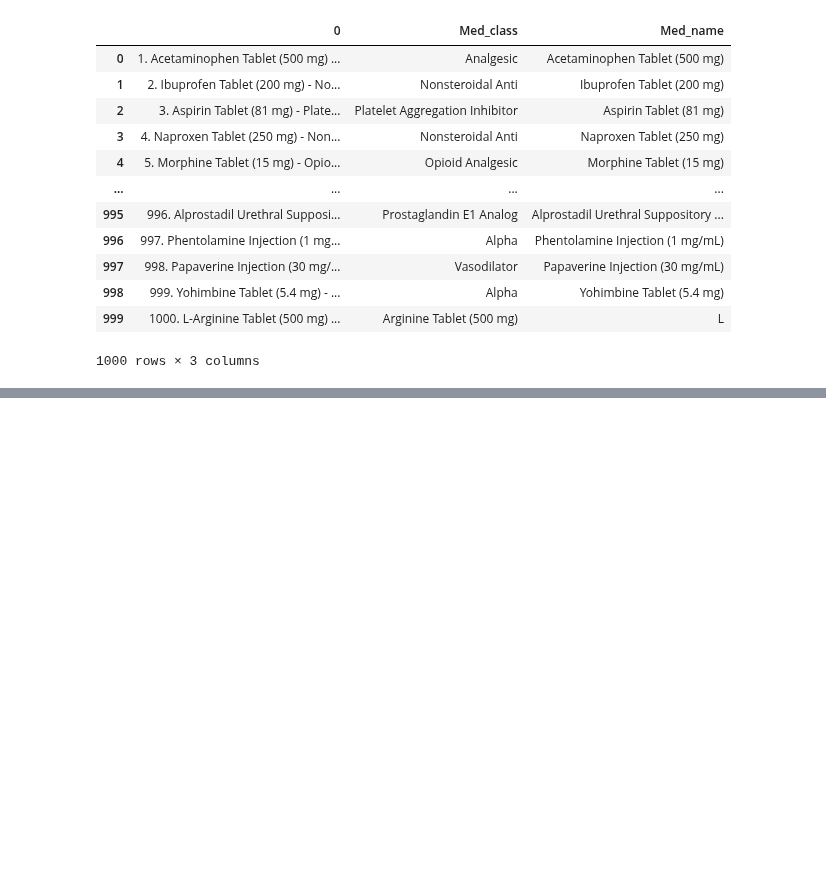
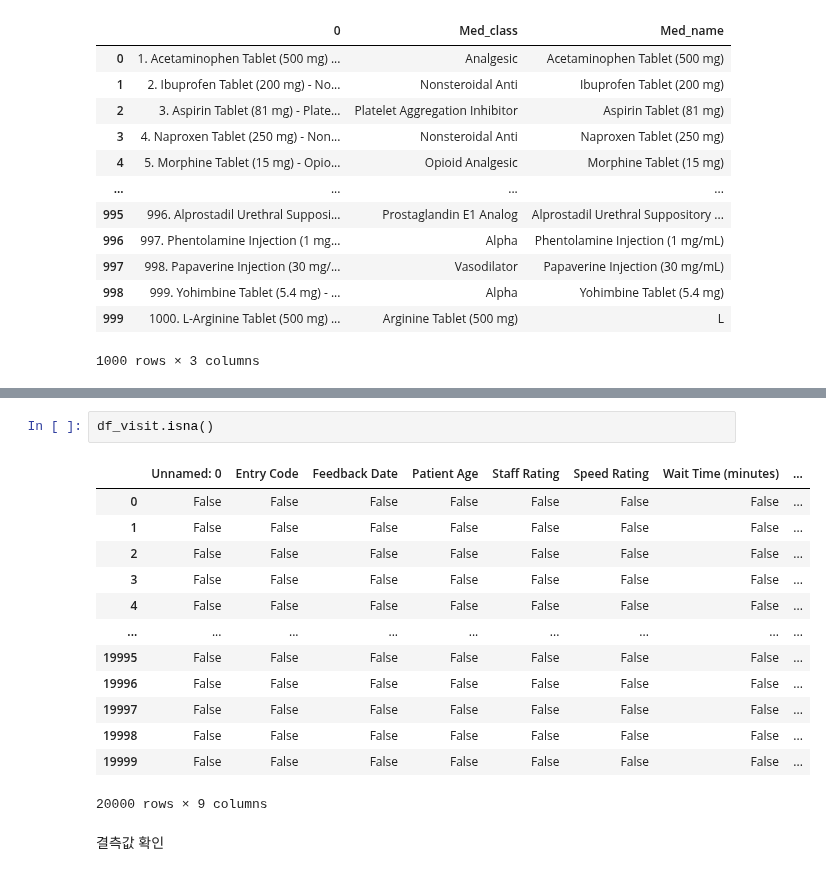
Before and after one commit to seoyeonc/Research_area, a Jupyter notebook: posts/1_note/2025-06-04-Python Data Analysis for Healthcare_Note_1.ipynb, the cells around one changed output, grey strips where cells are left out. Cells and saved outputs as stored; diff of their text form; blank space fills up the shorter version.

```diff
--- a/posts/1_note/2025-06-04-Python Data Analysis for Healthcare_Note_1.ipynb
+++ b/posts/1_note/2025-06-04-Python Data Analysis for Healthcare_Note_1.ipynb
@@ -149,0 +188,18 @@ df_med
+# %%
+df_visit.isna()
+# %% [output]
+|  | Unnamed: 0 | Entry Code | Feedback Date | Patient Age | Staff Rating | Speed Rating | Wait Time (minutes) | ... |
+| 0 | False | False | False | False | False | False | False | ... |
+| 1 | False | False | False | False | False | False | False | ... |
+| 2 | False | False | False | False | False | False | False | ... |
+| 3 | False | False | False | False | False | False | False | ... |
+| 4 | False | False | False | False | False | False | False | ... |
+| ... | ... | ... | ... | ... | ... | ... | ... | ... |
+| 19995 | False | False | False | False | False | False | False | ... |
+| 19996 | False | False | False | False | False | False | False | ... |
+| 19997 | False | False | False | False | False | False | False | ... |
+| 19998 | False | False | False | False | False | False | False | ... |
+| 19999 | False | False | False | False | False | False | False | ... |
+20000 rows × 9 columns
+# %% [markdown]
+결측값 확인
```
Also changed, not shown: parts of 20 cells of this notebook, 1 other file.
